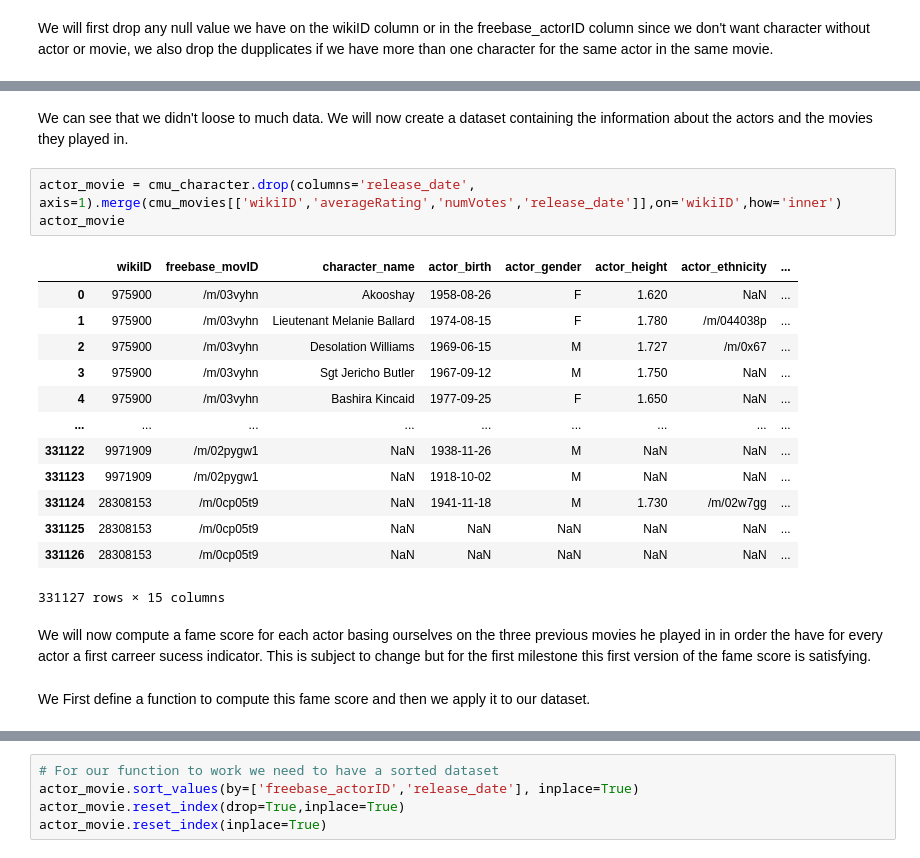
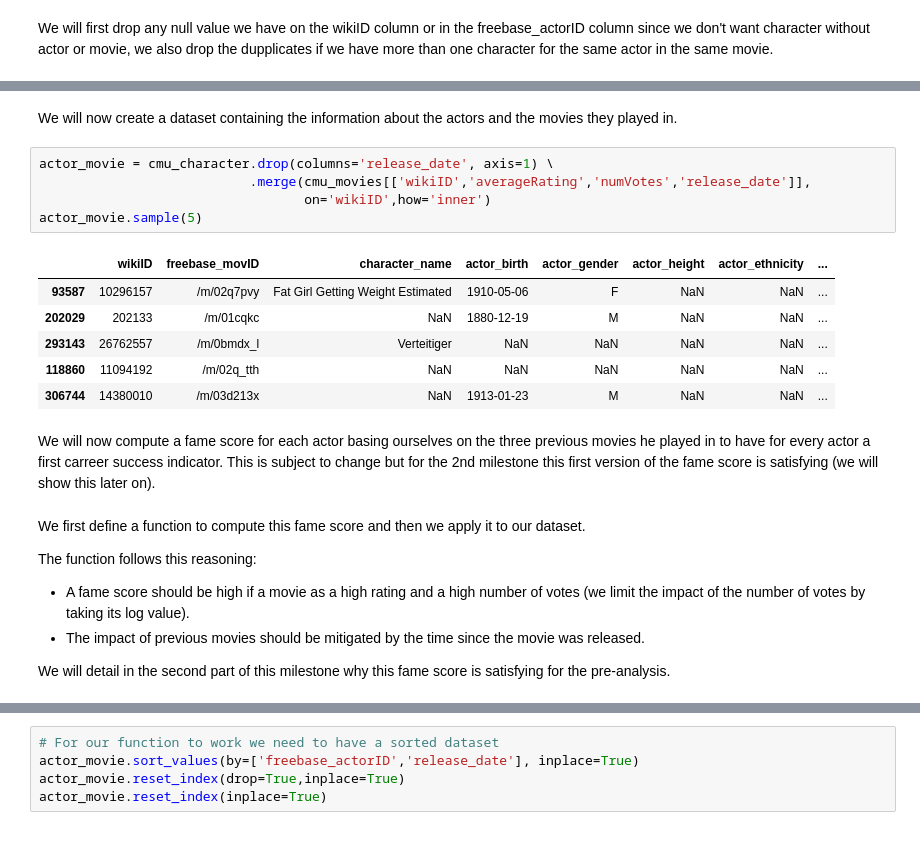
Before and after one commit to epfl-ada/ada-2023-project-lasempanadas, a Jupyter notebook: project_milestone_2.ipynb, the cells around one changed output, grey strips where cells are left out. Saved outputs shown, nothing was run; the diff lists cells and outputs as text.

Commit message:
Final versions

```diff
--- a/project_milestone_2.ipynb
+++ b/project_milestone_2.ipynb
@@ -335,25 +331,26 @@ memory usage: 47.7+ MB
 # %% [markdown]
-We can see that we didn't loose to much data. We will now create a dataset containing the information about the actors and the movies they played in.
+We will now create a dataset containing the information about the actors and the movies they played in.
 # %%
-actor_movie = cmu_character.drop(columns='release_date', axis=1).merge(cmu_movies[['wikiID','averageRating','numVotes','release_date']],on='wikiID',how='inner')
-actor_movie
+actor_movie = cmu_character.drop(columns='release_date', axis=1) \
+                           .merge(cmu_movies[['wikiID','averageRating','numVotes','release_date']],
+                                  on='wikiID',how='inner')
+actor_movie.sample(5)
 # %% [output]
 |  | wikiID | freebase_movID | character_name | actor_birth | actor_gender | actor_height | actor_ethnicity | ... |
-| 0 | 975900 | /m/03vyhn | Akooshay | 1958-08-26 | F | 1.620 | NaN | ... |
-| 1 | 975900 | /m/03vyhn | Lieutenant Melanie Ballard | 1974-08-15 | F | 1.780 | /m/044038p | ... |
-| 2 | 975900 | /m/03vyhn | Desolation Williams | 1969-06-15 | M | 1.727 | /m/0x67 | ... |
-| 3 | 975900 | /m/03vyhn | Sgt Jericho Butler | 1967-09-12 | M | 1.750 | NaN | ... |
-| 4 | 975900 | /m/03vyhn | Bashira Kincaid | 1977-09-25 | F | 1.650 | NaN | ... |
-| ... | ... | ... | ... | ... | ... | ... | ... | ... |
-| 331122 | 9971909 | /m/02pygw1 | NaN | 1938-11-26 | M | NaN | NaN | ... |
-| 331123 | 9971909 | /m/02pygw1 | NaN | 1918-10-02 | M | NaN | NaN | ... |
-| 331124 | 28308153 | /m/0cp05t9 | NaN | 1941-11-18 | M | 1.730 | /m/02w7gg | ... |
-| 331125 | 28308153 | /m/0cp05t9 | NaN | NaN | NaN | NaN | NaN | ... |
-| 331126 | 28308153 | /m/0cp05t9 | NaN | NaN | NaN | NaN | NaN | ... |
+| 93587 | 10296157 | /m/02q7pvy | Fat Girl Getting Weight Estimated | 1910-05-06 | F | NaN | NaN | ... |
+| 202029 | 202133 | /m/01cqkc | NaN | 1880-12-19 | M | NaN | NaN | ... |
+| 293143 | 26762557 | /m/0bmdx_l | Verteitiger | NaN | NaN | NaN | NaN | ... |
+| 118860 | 11094192 | /m/02q_tth | NaN | NaN | NaN | NaN | NaN | ... |
+| 306744 | 14380010 | /m/03d213x | NaN | 1913-01-23 | M | NaN | NaN | ... |
-331127 rows × 15 columns
 # %% [markdown]
-We will now compute a fame score for each actor basing ourselves on the three previous movies he played in in order the have for every actor a first carreer sucess indicator. This is subject to change but for the first milestone this first version of the fame score is satisfying.
+We will now compute a fame score for each actor basing ourselves on the three previous movies he played in to have for every actor a first carreer success indicator. This is subject to change but for the 2nd milestone this first version of the fame score is satisfying (we will show this later on).
-# %% [markdown]
-We First define a function to compute this fame score and then we apply it to our dataset.
+# %% [markdown]
+We first define a function to compute this fame score and then we apply it to our dataset.
+
+The function follows this reasoning:
+- A fame score should be high if a movie as a high rating and a high number of votes (we limit the impact of the number of votes by taking its log value).
+- The impact of previous movies should be mitigated by the time since the movie was released.
+
+We will detail in the second part of this milestone why this fame score is satisfying for the pre-analysis.
 # %%
 def fame_score(row,data):
```
Also changed, not shown: parts of 74 cells of this notebook.
